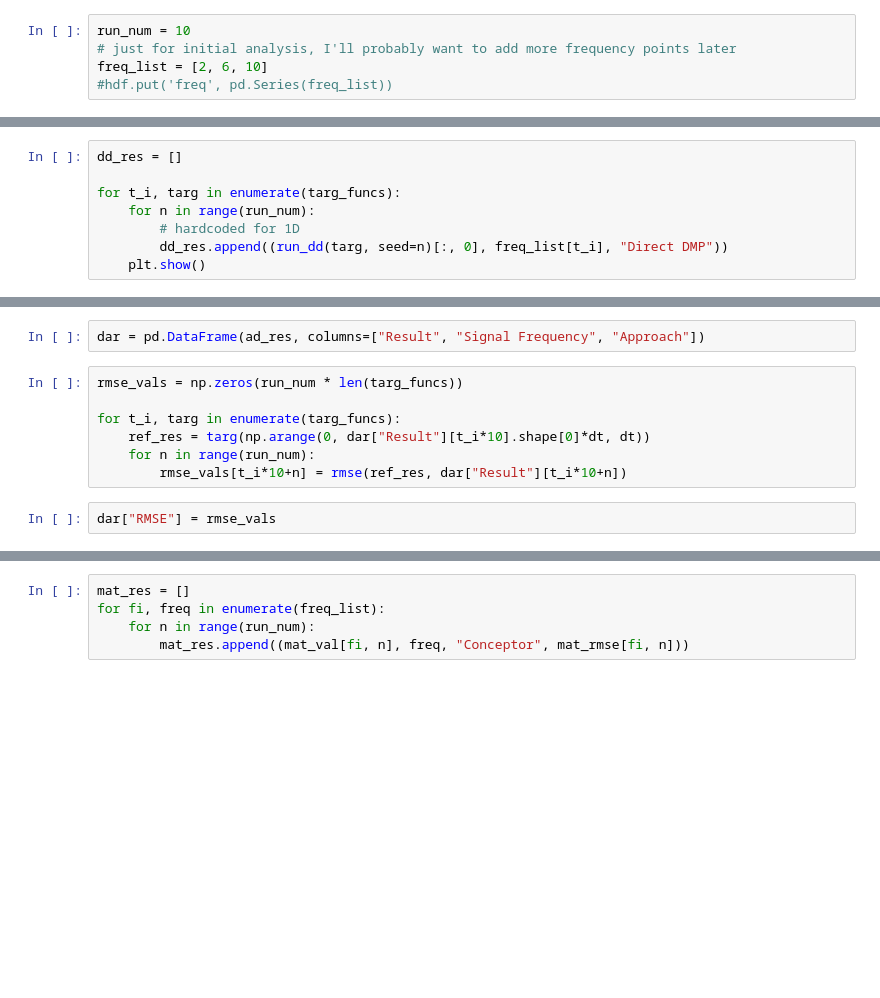
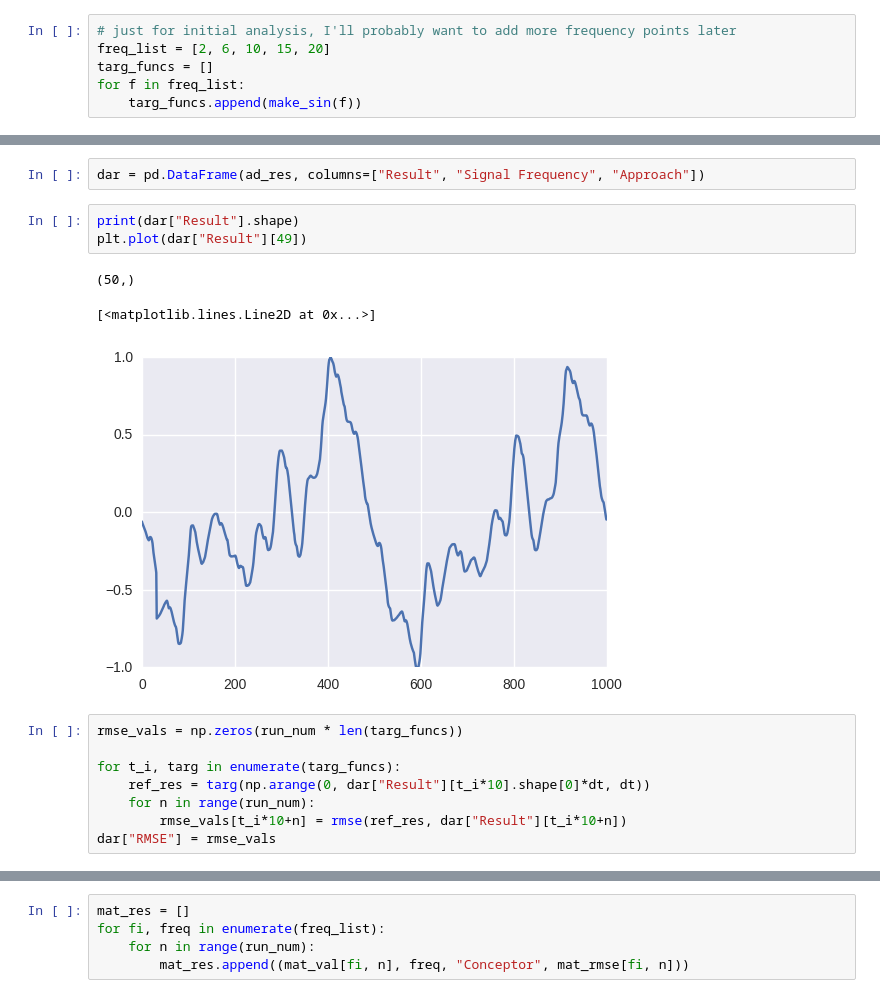
Before and after one commit to Seanny123/nef-conceptors, a Jupyter notebook: repr_analysis.ipynb, the cells around one changed output, grey strips where cells are left out. Cells and saved outputs as stored; diff of their text form; blank space fills up the shorter version.

```diff
--- a/repr_analysis.ipynb
+++ b/repr_analysis.ipynb
@@ -39,7 +37,8 @@ def make_cos(freq):
 def bump_func(t):
     return 1 if t < 0.1 else 0
 # %%
-run_num = 10
 # just for initial analysis, I'll probably want to add more frequency points later
-freq_list = [2, 6, 10]
-#hdf.put('freq', pd.Series(freq_list))
+freq_list = [2, 6, 10, 15, 20]
+targ_funcs = []
+for f in freq_list:
+    targ_funcs.append(make_sin(f))
@@ -81,8 +44,0 @@ def run_dd(target_func, seed=0):
-# %%
-dd_res = []
-
-for t_i, targ in enumerate(targ_funcs):
-    for n in range(run_num):
-        # hardcoded for 1D
-        dd_res.append((run_dd(targ, seed=n)[:, 0], freq_list[t_i], "Direct DMP"))
-    plt.show()
@@ -235,5 +104,12 @@ Simulation finished in 0:00:01.
 # %%
 dar = pd.DataFrame(ad_res, columns=["Result", "Signal Frequency", "Approach"])
+# %%
+print(dar["Result"].shape)
+plt.plot(dar["Result"][49])
+# %% [output]
+(50,)
+[<matplotlib.lines.Line2D at 0x...>]
+[figure, added]
 # %%
 rmse_vals = np.zeros(run_num * len(targ_funcs))
 
@@ -241,7 +117,6 @@ for t_i, targ in enumerate(targ_funcs):
     ref_res = targ(np.arange(0, dar["Result"][t_i*10].shape[0]*dt, dt))
     for n in range(run_num):
         rmse_vals[t_i*10+n] = rmse(ref_res, dar["Result"][t_i*10+n])
+dar["RMSE"] = rmse_vals
-# %%
-dar["RMSE"] = rmse_vals
 # %%
 #hdf.put('dmp_attract_res', dar, format='table')
```
Also changed, not shown: parts of 25 cells of this notebook, 5 other files.
